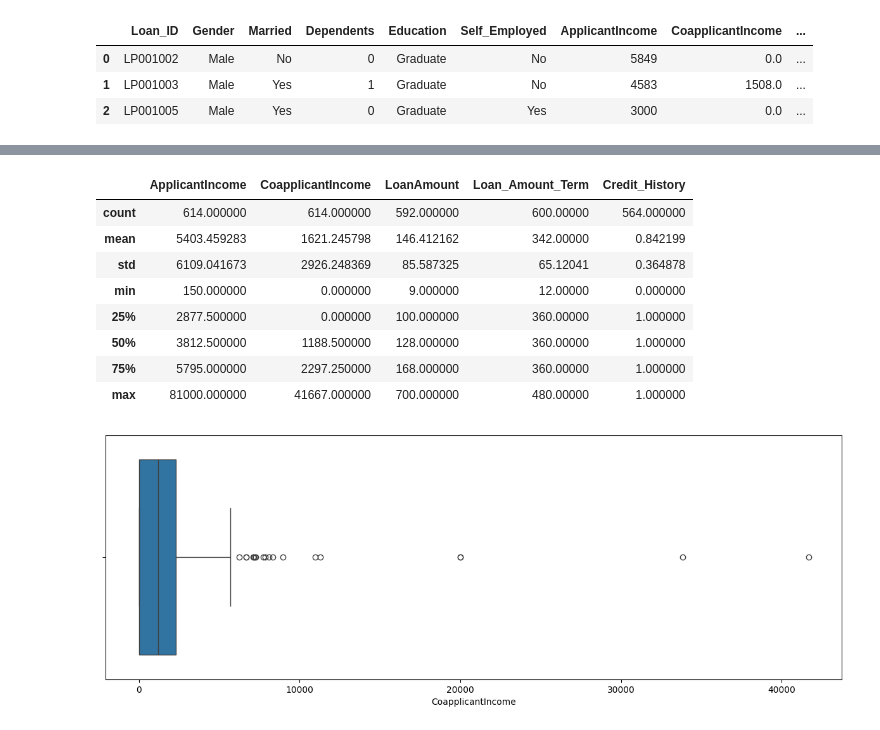
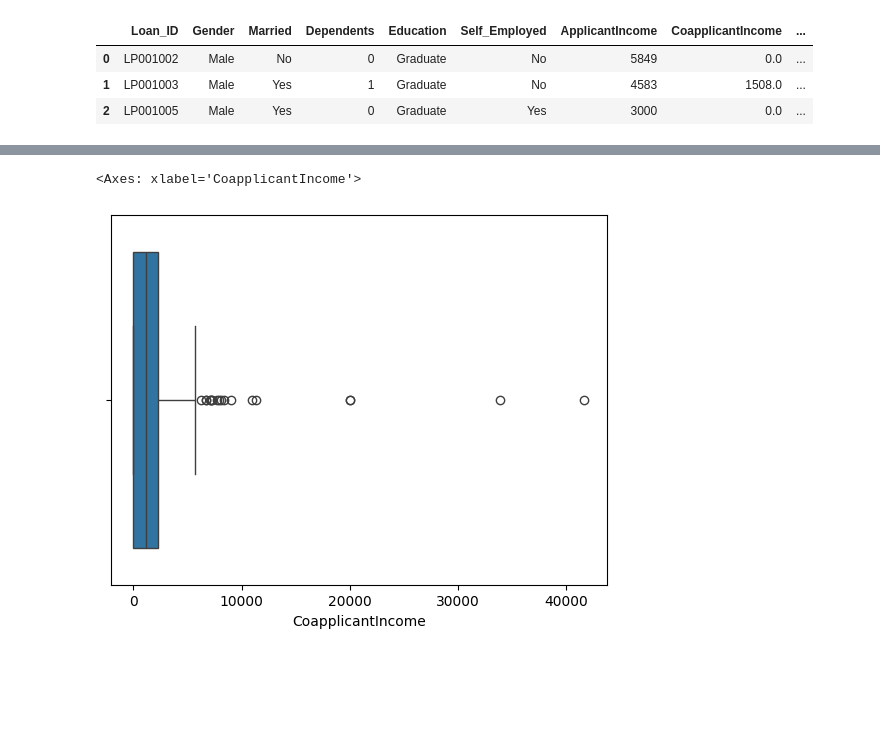
Before and after one commit to Vickymaurya1/machine-learning-course, a Jupyter notebook: Untitled2.ipynb, the cells around one changed output, grey strips where cells are left out. Drawn from its saved outputs; the diff is of its cells as text; code cells hidden in the pictures; blank space fills up the shorter version.

```diff
--- a/Untitled2.ipynb
+++ b/Untitled2.ipynb
@@ -38,18 +15,5 @@ memory usage: 62.5+ KB
-# %%
-dataset.describe()
-# %% [output]
-|  | ApplicantIncome | CoapplicantIncome | LoanAmount | Loan_Amount_Term | Credit_History |
-| count | 614.000000 | 614.000000 | 592.000000 | 600.00000 | 564.000000 |
-| mean | 5403.459283 | 1621.245798 | 146.412162 | 342.00000 | 0.842199 |
-| std | 6109.041673 | 2926.248369 | 85.587325 | 65.12041 | 0.364878 |
-| min | 150.000000 | 0.000000 | 9.000000 | 12.00000 | 0.000000 |
-| 25% | 2877.500000 | 0.000000 | 100.000000 | 360.00000 | 1.000000 |
-| 50% | 3812.500000 | 1188.500000 | 128.000000 | 360.00000 | 1.000000 |
-| 75% | 5795.000000 | 2297.250000 | 168.000000 | 360.00000 | 1.000000 |
-| max | 81000.000000 | 41667.000000 | 700.000000 | 480.00000 | 1.000000 |
 # %%
-plt.figure(figsize = (15,5))
-sns.boxplot(x = "CoapplicantIncome", data = dataset)
-plt.show()
+sns.boxplot(x ="CoapplicantIncome" , data = dataset)
 # %% [output]
+<Axes: xlabel='CoapplicantIncome'>
-[figure, old version]
+[figure, new version]
```
Also changed, not shown: parts of 13 cells of this notebook.
